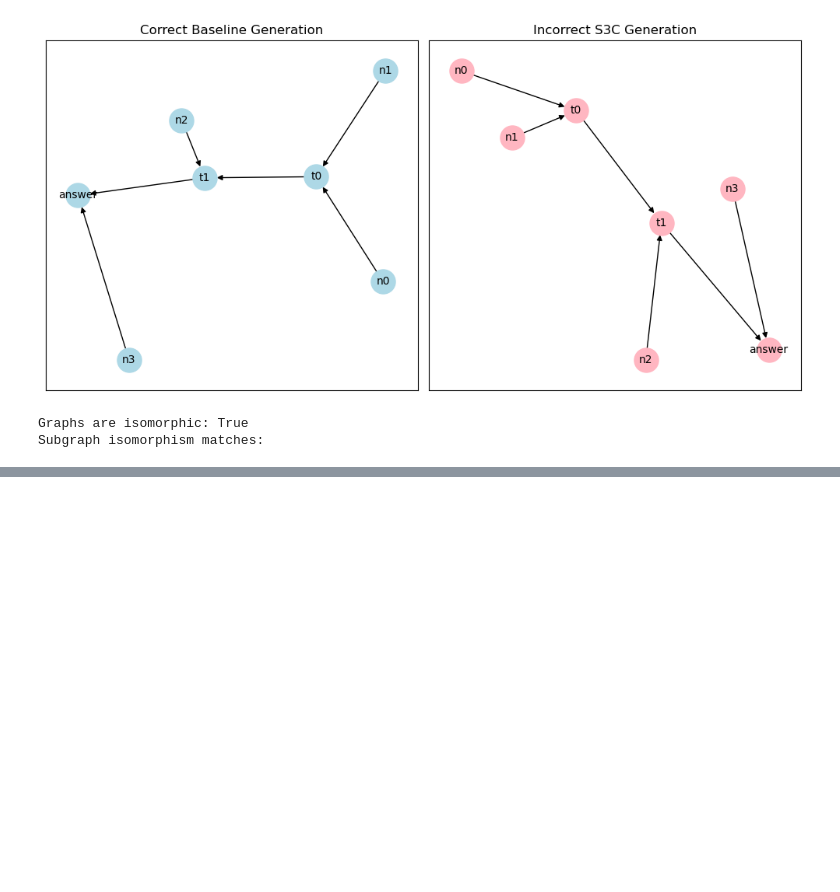
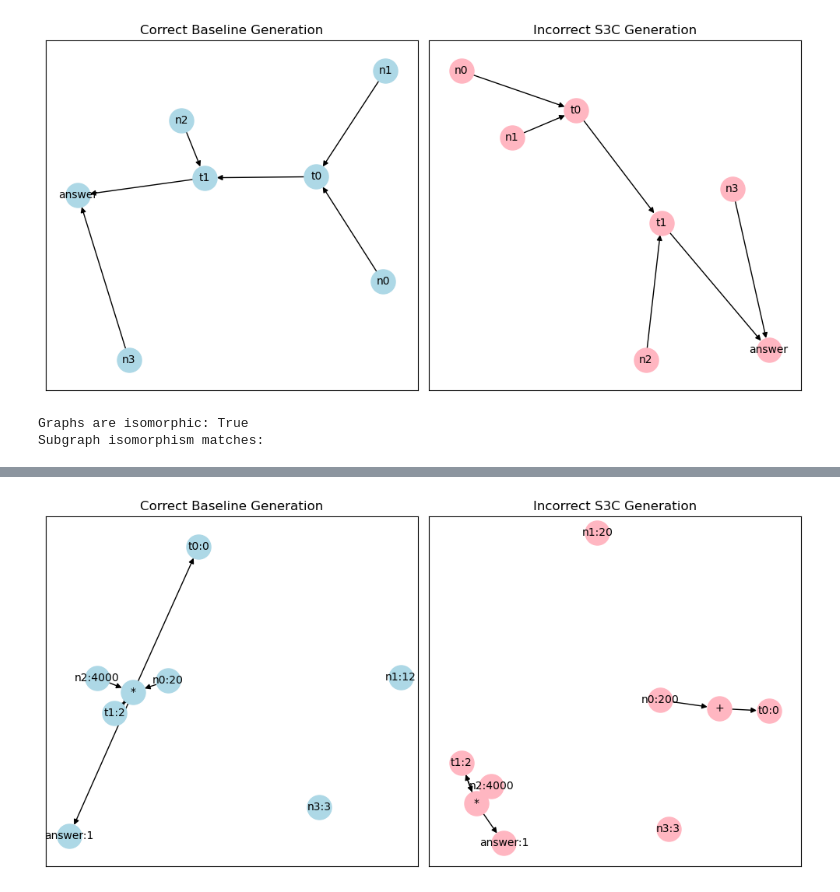
Before and after one commit to AK-Reid/tte, a Jupyter notebook: gsm-basline-s3c-comparison.ipynb, the cells around one changed output, grey strips where cells are left out. Cells and saved outputs as stored; diff of their text form; code cells hidden in the pictures; blank space fills up the shorter version.

```diff
--- a/gsm-basline-s3c-comparison.ipynb
+++ b/gsm-basline-s3c-comparison.ipynb
@@ -469,0 +625,92 @@ plt.show()
+# %%
+import networkx as nx
+import matplotlib.pyplot as plt
+import re
+
+# Function to parse the string and extract variables, values, operators, and dependencies
+def parse_string_to_graph(string):
+    graph = nx.DiGraph()
+    values = {}
+
+    lines = string.strip().split("\n")
+    for line in lines:
+        line = line.strip()
+        match = re.match(r"([a-zA-Z0-9]+)=(.+)", line)
+        if match:
+            var = match.group(1)
+            expr = match.group(2)
+
+            # Get value of variable
+            value = re.findall(r"([0-9]+)", expr)
+            if value:
+                values[var] = int(value[0])
+
+            # Find dependencies and operators using regex
+            dependencies = re.findall(r"([a-zA-Z][a-zA-Z0-9]*)", expr)
+            operators = re.findall(r"([\*+/-])", expr)
+
+            for i, dep in enumerate(dependencies):
+                if i < len(operators):
+                    op_node = f"{operators[i]}"
+                    graph.add_node(op_node, label=operators[i])
+                    graph.add_edge(dep, op_node)
+                    graph.add_edge(op_node, var)
+
+            # Calculate values of t0, t1, and answer
+            if not value:
+                dep_values = [values[d] for d in dependencies]
+                if "*" in expr:
+                    values[var] = dep_values[0] * dep_values[1]
+                elif "+" in expr:
+                    values[var] = dep_values[0] + dep_values[1]
+                # Add more conditions if there are other operations in the expressions
+
+            # Add variable node with value
+            graph.add_node(var, value=values[var])
+
+    return graph
+
+# Define the input string
+correct_string = """
+n0=20
+n1=12
+n2=4000
+n3=3
+t0=n0*n1
+t1=n2*t0
+answer=t1*n3
+"""
+
+incorrect_string = """
+n0=200
+n1=20
+n2=4000
+n3=3
+t0=n0+n1
+t1=n2*t0
+answer=t1*n3
+"""
+
+# Create the graph for the input string
+baseline_graph = parse_string_to_graph(correct_string)
+s3c_graph = parse_string_to_graph(incorrect_string)
+
+# Create label mapping
+baseline_labels = {node: f"{node}:{data['value']}" if 'value' in data else node for node, data in baseline_graph.nodes(data=True)}
+s3c_labels = {node: f"{node}:{data['value']}" if 'value' in data else node for node, data in s3c_graph.nodes(data=True)}
+
+# Draw the graphs
+plt.figure(figsize=(10, 5))
+
+plt.subplot(1, 2, 1)
+plt.title("Correct Baseline Generation")
+nx.draw_networkx(baseline_graph, labels=baseline_labels, with_labels=True, node_color="lightblue", node_size=500, font_size=10)
+
+plt.subplot(1, 2, 2)
+plt.title("Incorrect S3C Generation")
+nx.draw_networkx(s3c_graph, labels=s3c_labels, with_labels=True, node_color="lightpink", node_size=500, font_size=10)
+
+plt.tight_layout()
+plt.show()
+# %% [output]
+[figure, added]
```
Also changed, not shown: parts of 4 cells of this notebook.
